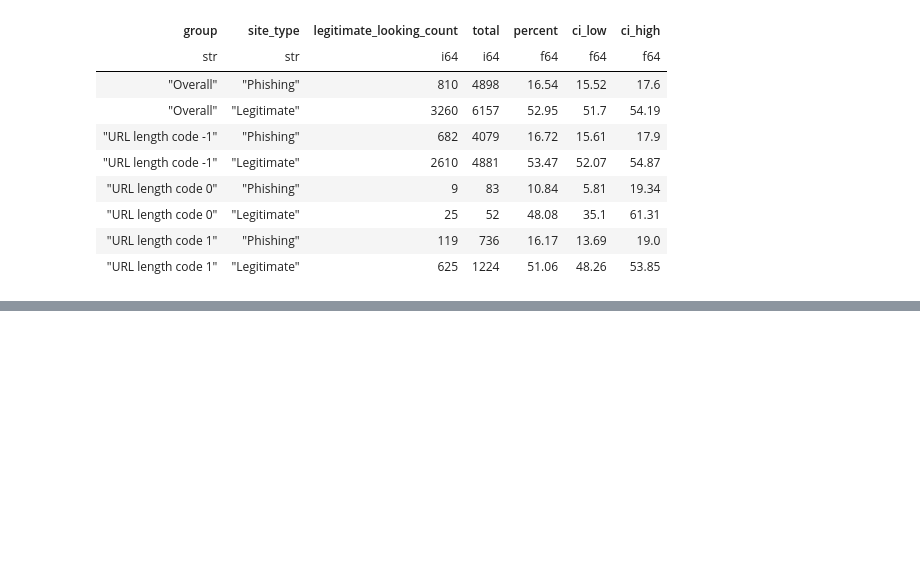
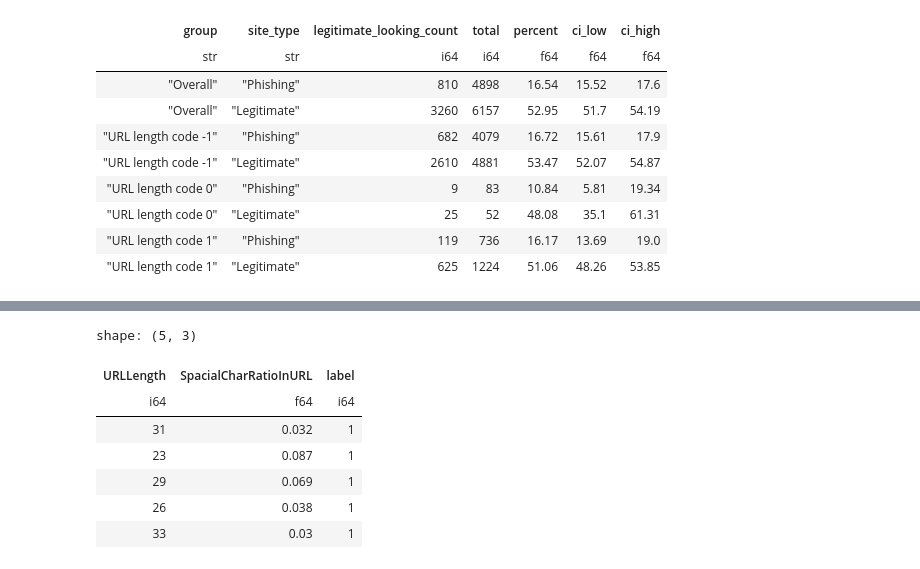
Before and after one commit to zainabahmed4/cs418-phishing, a Jupyter notebook: notebooks/narrative.ipynb, the cells around one changed output, grey strips where cells are left out. Cells and saved outputs as stored; diff of their text form; code cells hidden in the pictures; blank space fills up the shorter version.

```diff
--- a/notebooks/narrative.ipynb
+++ b/notebooks/narrative.ipynb
@@ -214,0 +221,18 @@ plt.show()
+# %%
+# load the phiUSILL data
+
+phiusiil = pl.read_csv(
+    "../datasets/PhiUSIIL_Phishing_URL_Dataset.csv",
+    columns=["URLLength", "SpacialCharRatioInURL", "label"]
+)
+
+phiusiil.head()
+# %% [output]
+shape: (5, 3)
+| URLLength | SpacialCharRatioInURL | label |
+| i64 | f64 | i64 |
+| 31 | 0.032 | 1 |
+| 23 | 0.087 | 1 |
+| 29 | 0.069 | 1 |
+| 26 | 0.038 | 1 |
+| 33 | 0.03 | 1 |
```
Also changed, not shown: parts of 8 cells of this notebook, 3 other files.
